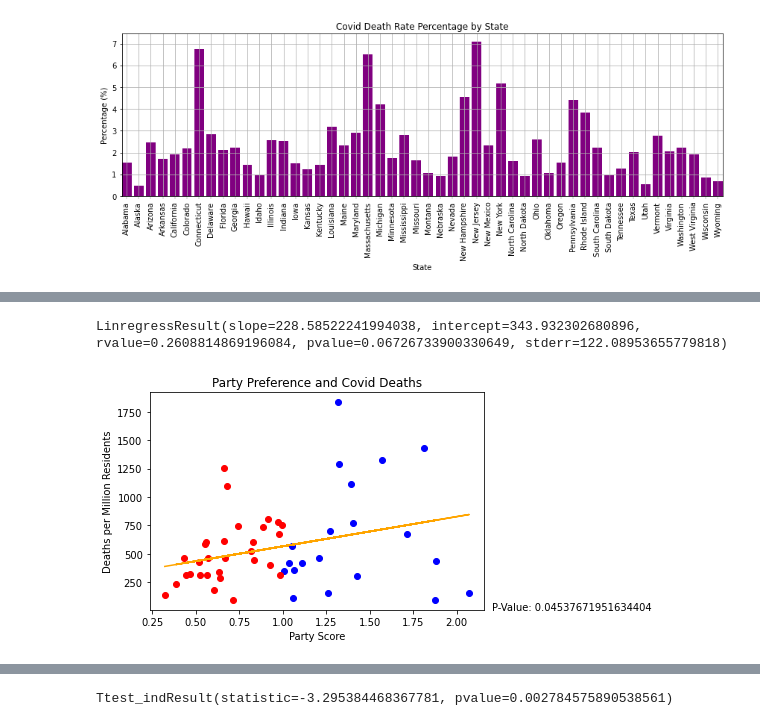
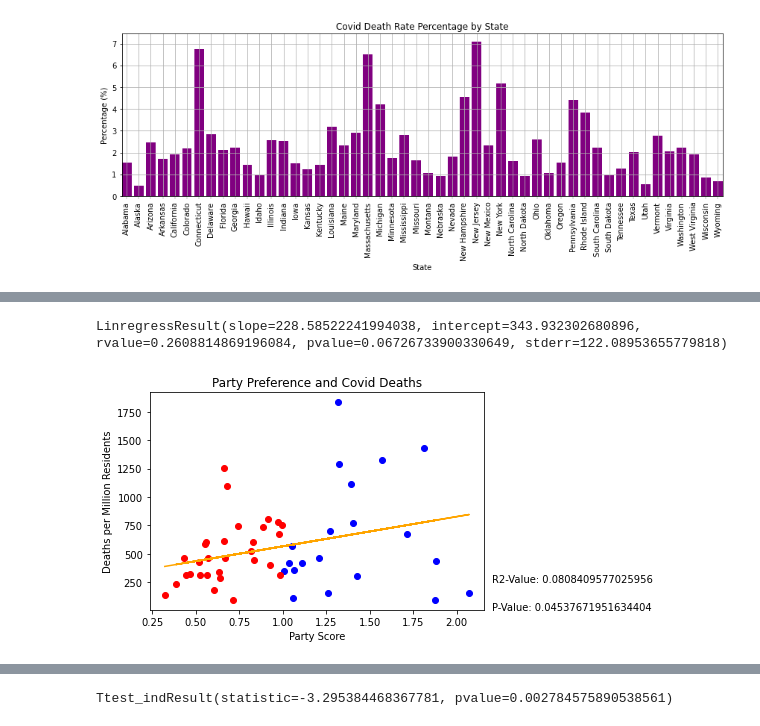
Before and after one commit to carrillofatima/UCI_Project-1_Group, a Jupyter notebook: Plotting & Statistics.ipynb, the cells around one changed output, grey strips where cells are left out. Cells and saved outputs as stored; diff of their text form; code cells hidden in the pictures.

```diff
--- a/Plotting & Statistics.ipynb
+++ b/Plotting & Statistics.ipynb
@@ -149,28 +153,31 @@ Text(0.5, 1.0, 'Party Preference and Covid Cases')
 # %%
 #-----------------------State COVID19 Death Rate per 1 M Residents Scatterplot w/ Linreg-----------------------------------
 ##calculates linear regression, plots scatter plot, and displays p value for a comparison
 #of state part score (<1 GOP preference, >1 Democrat preference) vs the covid death rate in each
 #state per 1 M population
 st.linregress(covidpolitics_df["Party Score"], covidpolitics_df["Deaths per 1 M"])
 # linregresult(
 slope=261.3071569991663
 intercept = 304.0439556193455
-# rvalue = 0.28432544329095066
+rvalue = 0.28432544329095066
+r2value = (rvalue*rvalue)
 pvalue = 0.04537671951634404
 pvaluemarker = "P-Value: {}".format(pvalue)
+r2valuemarker = "R2-Value: {}".format(r2value)
 # stderr= 127.17750283599544
 linreg = (covidpolitics_df["Party Score"]*slope+intercept)
 plt.scatter(covid_democrat["Party Score"], covid_democrat["Deaths per 1 M"], c='blue')
 plt.scatter(covid_gop["Party Score"], covid_gop["Deaths per 1 M"], c='red')
 plt.plot(covidpolitics_df["Party Score"],linreg,color="orange")
 plt.ylabel("Deaths per Million Residents")
 plt.xlabel("Party Score")
 plt.text(2.2,0,pvaluemarker)
+plt.text(2.2,250,r2valuemarker)
 plt.title("Party Preference and Covid Deaths")
 st.linregress(covidpolitics_df["Party Score"], covidpolitics_df["Deaths per 1 M"])
 # %% [output]
 LinregressResult(slope=228.58522241994038, intercept=343.932302680896, rvalue=0.2608814869196084, pvalue=0.06726733900330649, stderr=122.08953655779818)
-[figure, old version]
+[figure, new version]
 # %%
 #-----------------------T Testing: Death Rate in GOP v. Democrat States-----------------------------------
 # %%
```
Also changed, not shown: parts of 7 cells of this notebook.
